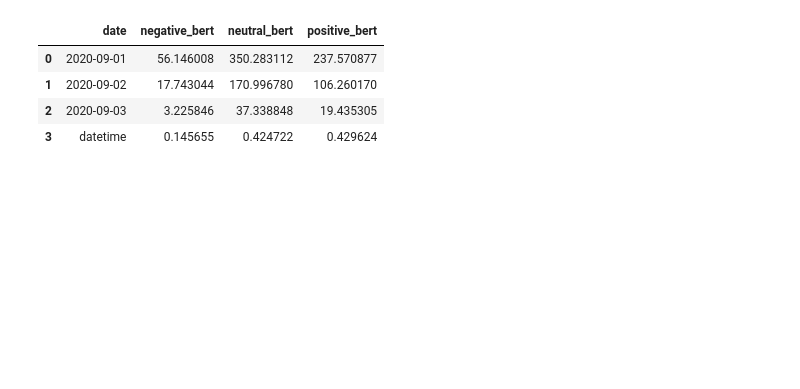
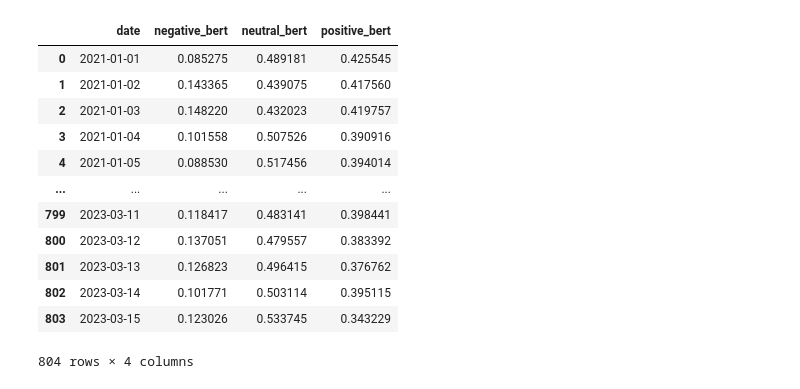
Before and after one commit to giadapi/crypto_2, a Jupyter notebook: Transfer_learning_practice.ipynb, the cells around one changed output. Drawn from its saved outputs; the diff is of its cells as text; code cells hidden in the pictures; blank space fills up the shorter version.

```diff
--- a/Transfer_learning_practice.ipynb
+++ b/Transfer_learning_practice.ipynb
@@ -170,11 +166,26 @@ See the caveats in the documentation: https://pandas.pydata.org/pandas-docs/stab
 # %%
 grouped_data = pd.DataFrame(data.groupby(['date'])[['negative_bert', 'neutral_bert', 'positive_bert']].sum().fillna(0).reset_index())
 grouped_data = grouped_data.rename_axis("", axis="columns")
+# %%
+data1
+# %% [output]
+|  | date | negative_bert | neutral_bert | positive_bert |
+| 0 | 2021-01-01 | 0.085275 | 0.489181 | 0.425545 |
+| 1 | 2021-01-02 | 0.143365 | 0.439075 | 0.417560 |
+| 2 | 2021-01-03 | 0.148220 | 0.432023 | 0.419757 |
+| 3 | 2021-01-04 | 0.101558 | 0.507526 | 0.390916 |
+| 4 | 2021-01-05 | 0.088530 | 0.517456 | 0.394014 |
+| ... | ... | ... | ... | ... |
+| 799 | 2023-03-11 | 0.118417 | 0.483141 | 0.398441 |
+| 800 | 2023-03-12 | 0.137051 | 0.479557 | 0.383392 |
+| 801 | 2023-03-13 | 0.126823 | 0.496415 | 0.376762 |
+| 802 | 2023-03-14 | 0.101771 | 0.503114 | 0.395115 |
+| 803 | 2023-03-15 | 0.123026 | 0.533745 | 0.343229 |
+804 rows × 4 columns
 # %%
-grouped_data
+concatenated_df = pd.concat([data1, grouped_data], ignore_index=True)
+
+# Write the concatenated DataFrame to a new CSV file
+concatenated_df.to_csv('concatenated_file.csv', index=False)
+
+data_concat = pd.read_csv('concatenated_file.csv')
-# %% [output]
-|  | date | negative_bert | neutral_bert | positive_bert |
-| 0 | 2020-09-01 | 56.146008 | 350.283112 | 237.570877 |
-| 1 | 2020-09-02 | 17.743044 | 170.996780 | 106.260170 |
-| 2 | 2020-09-03 | 3.225846 | 37.338848 | 19.435305 |
-| 3 | datetime | 0.145655 | 0.424722 | 0.429624 |
```
Also changed, not shown: parts of 17 cells of this notebook, 10 other files.
